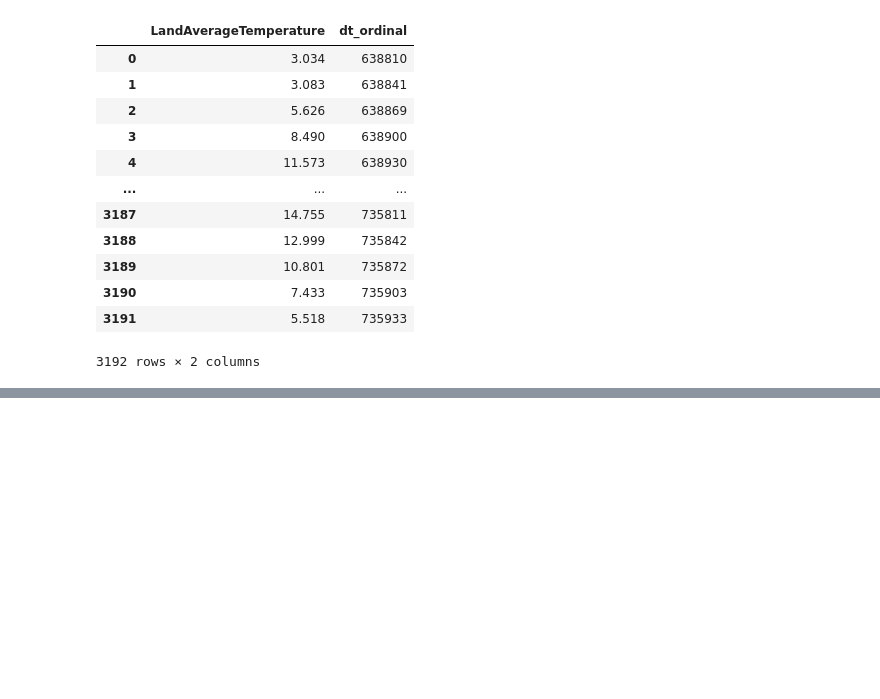
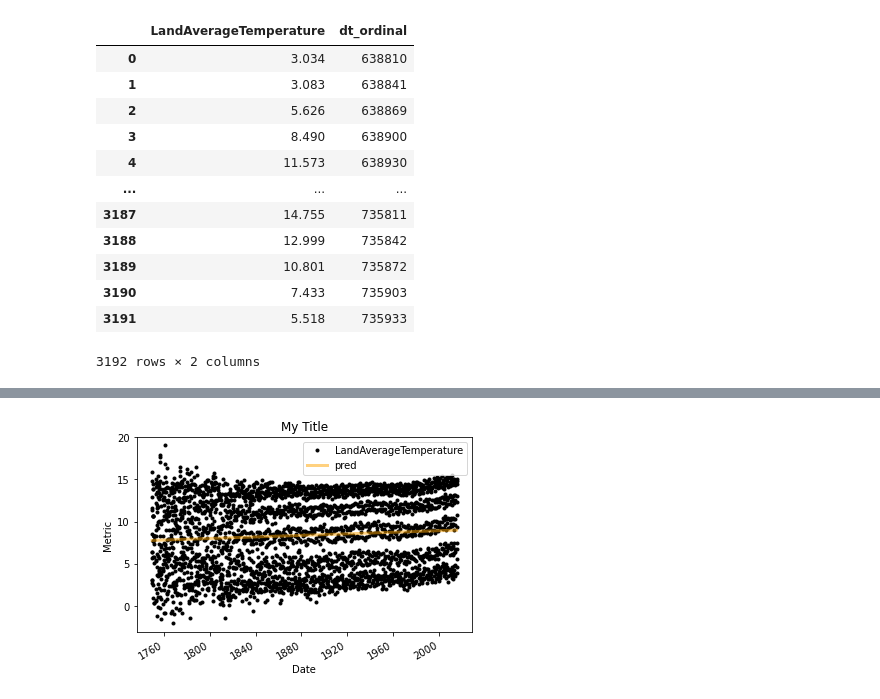
Before and after one commit to busranur-sr/ClimateChange, a Jupyter notebook: GlobalTemperatures.ipynb, the cells around one changed output, grey strips where cells are left out. Cells and saved outputs as stored; diff of their text form; code cells hidden in the pictures; blank space fills up the shorter version.

```diff
--- a/GlobalTemperatures.ipynb
+++ b/GlobalTemperatures.ipynb
@@ -289,0 +264,21 @@ dtype: bool
+# %%
+df_global=df_global.fillna(method="ffill")
+df_global.dt = pd.to_datetime(df_global.dt)
+
+
+regr = linear_model.LinearRegression()
+regr.fit(df_global.dt.values.reshape(-1, 1), df_global.LandAverageTemperature.values.reshape(-1, 1))
+
+# Make predictions using the testing set
+y_pred = regr.predict(df_global.dt.values.astype(float).reshape(-1, 1))
+df_global['pred'] = y_pred
+
+ax = df_global.plot(x='dt', y='LandAverageTemperature', color='black', style='.')
+df_global.plot(x='dt', y='pred', color='orange', linewidth=3, ax=ax, alpha=0.5)
+ax.set_title('My Title')
+ax.set_xlabel('Date')
+ax.set_ylabel('Metric')
+
+plt.show()
+# %% [output]
+[figure, added]
```
Also changed, not shown: parts of 22 cells of this notebook.
